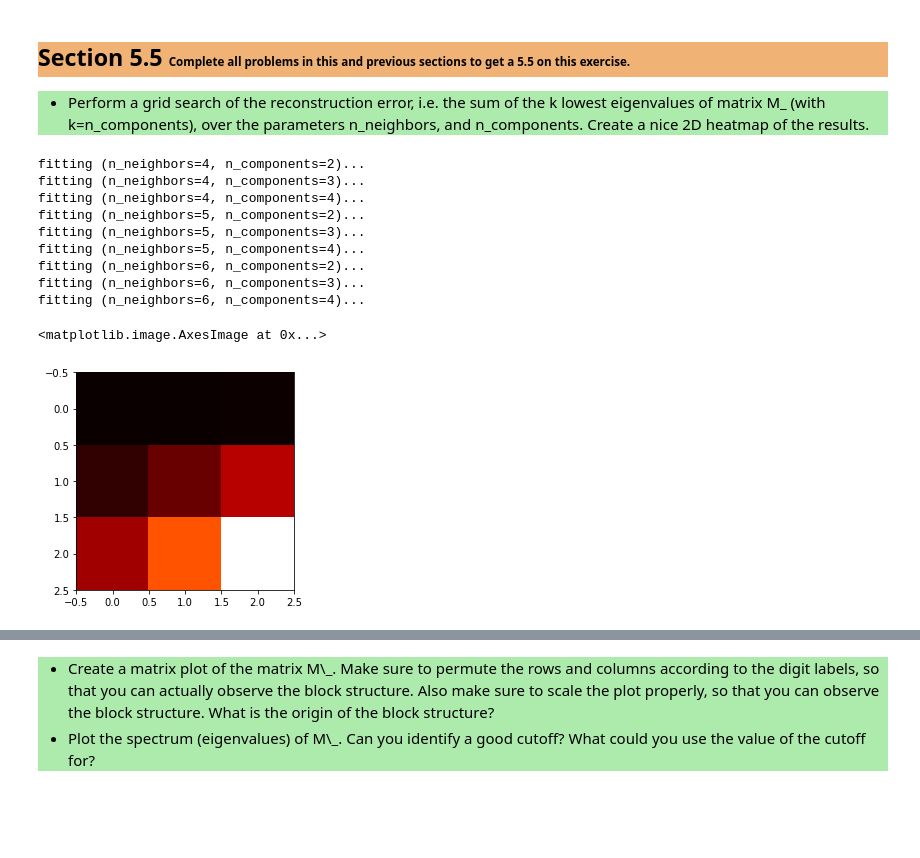
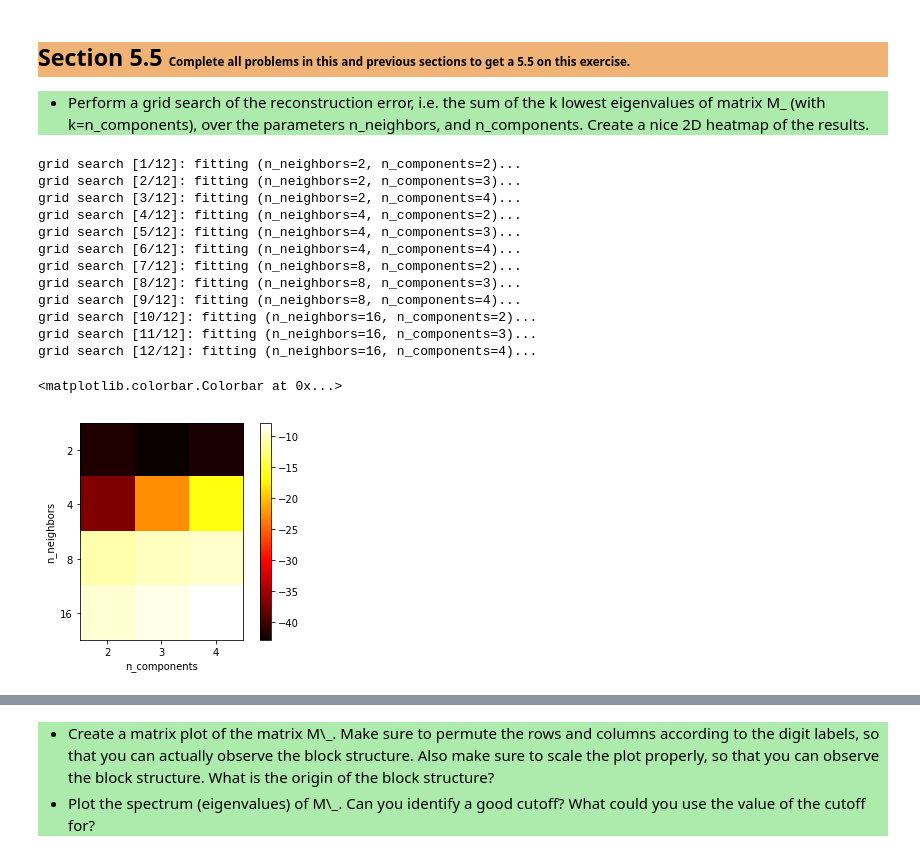
Before and after one commit to tdiggelm/eth-slt-ce-1, a Jupyter notebook: slt-ce-1.ipynb, the cells around one changed output, grey strips where cells are left out. Cells and saved outputs as stored; diff of their text form; code cells hidden in the pictures; blank space fills up the shorter version.

Commit message:
added detailed reconstruction error experiments

```diff
--- a/slt-ce-1.ipynb
+++ b/slt-ce-1.ipynb
@@ -141,6 +141,7 @@ class LocallyLinearEmbedding(skl.base.BaseEstimator, skl.base.TransformerMixin):
         random_state = np.random.RandomState(42) # make it reproducible and use same seed as skl example
         v0 = random_state.uniform(-1, 1, M.shape[0])
         evals, evecs = sp.sparse.linalg.eigsh(M, k=self.n_components+1, sigma=0.0, v0=v0)
+        self.eigenvalues_ = evals[1:]
         self.reconstruction_error_ = np.sum(evals[1:])
         self.embedding_vectors_ = evecs[:, 1:]
         self.nbrs_y = skl.neighbors.KDTree(self.embedding_vectors_)
@@ -355,29 +356,45 @@ plt.imshow(reconstructed_digits[index].reshape(28,28))
         </li>
     </ul>
 # %%
-# todo: vary n_neighbors and n_components and plot heatmap of reconstruction error (i.e. x,y direction are params)
-# and color/shade is reconstruction error
-n_neighbors_range = np.arange(4, 7)
-n_components_range = np.arange(2, 5)
-heatmap = np.empty((n_neighbors_range.shape[0], n_components_range.shape[0]))
+# do the grid search and store the eigenvalues in a result_grid
+n_neighbors_range = 2**np.arange(1, 5)
+n_components_range = np.array([2, 3, 4])
+n_total = n_components_range.shape[0] * n_neighbors_range.shape[0]
+result_grid = []
+ctr = 0
 for i, n_neighbors in enumerate(n_neighbors_range):
     for j, n_components in enumerate(n_components_range):
-        print('fitting (n_neighbors=%s, n_components=%s)...' % (n_neighbors, n_components))
-        myLLE = LocallyLinearEmbedding(n_neighbors=n_neighbors, n_components=n_components)
-        myLLE.fit(mnist.validation.images)
-        heatmap[i, j] = myLLE.reconstruction_error_
+        print('grid search [%s/%s]: fitting (n_neighbors=%s, n_components=%s)...' % (
+            ctr+1, n_total, n_neighbors, n_components))
+        lle_ = LocallyLinearEmbedding(n_neighbors=n_neighbors, n_components=n_components)
+        lle_.fit(mnist.validation.images)
+        result_grid.append((i, j, lle_.eigenvalues_))
+        ctr += 1
 # %% [output]
-fitting (n_neighbors=4, n_components=2)...
-fitting (n_neighbors=4, n_components=3)...
-fitting (n_neighbors=4, n_components=4)...
-fitting (n_neighbors=5, n_components=2)...
-fitting (n_neighbors=5, n_components=3)...
-fitting (n_neighbors=5, n_components=4)...
-fitting (n_neighbors=6, n_components=2)...
-fitting (n_neighbors=6, n_components=3)...
-fitting (n_neighbors=6, n_components=4)...
+grid search [1/12]: fitting (n_neighbors=2, n_components=2)...
+grid search [2/12]: fitting (n_neighbors=2, n_components=3)...
+grid search [3/12]: fitting (n_neighbors=2, n_components=4)...
+grid search [4/12]: fitting (n_neighbors=4, n_components=2)...
+grid search [5/12]: fitting (n_neighbors=4, n_components=3)...
+grid search [6/12]: fitting (n_neighbors=4, n_components=4)...
+grid search [7/12]: fitting (n_neighbors=8, n_components=2)...
+grid search [8/12]: fitting (n_neighbors=8, n_components=3)...
+grid search [9/12]: fitting (n_neighbors=8, n_components=4)...
+grid search [10/12]: fitting (n_neighbors=16, n_components=2)...
+grid search [11/12]: fitting (n_neighbors=16, n_components=3)...
+grid search [12/12]: fitting (n_neighbors=16, n_components=4)...
-# %%
-plt.imshow(heatmap, cmap='hot', interpolation='nearest')
-# %% [output]
-<matplotlib.image.AxesImage at 0x...>
-[figure, removed]
+# %%
+# take sum of all eigenvalues as reconstruction error (as in the assignement)
+heatmap_orig = np.empty((n_neighbors_range.shape[0], n_components_range.shape[0]))
+for i, j, evals in result_grid:
+    heatmap_orig[i, j] = evals.sum()
+
+plt.imshow(np.log(np.abs(heatmap_orig)), cmap='hot', interpolation='nearest')
+plt.xticks(np.arange(n_components_range.shape[0]), n_components_range)
+plt.xlabel('n_components')
+plt.yticks(np.arange(n_neighbors_range.shape[0]), n_neighbors_range)
+plt.ylabel('n_neighbors')
+plt.colorbar()
+# %% [output]
+<matplotlib.colorbar.Colorbar at 0x...>
+[figure, added]
```
Also changed, not shown: parts of 3 cells of this notebook.
